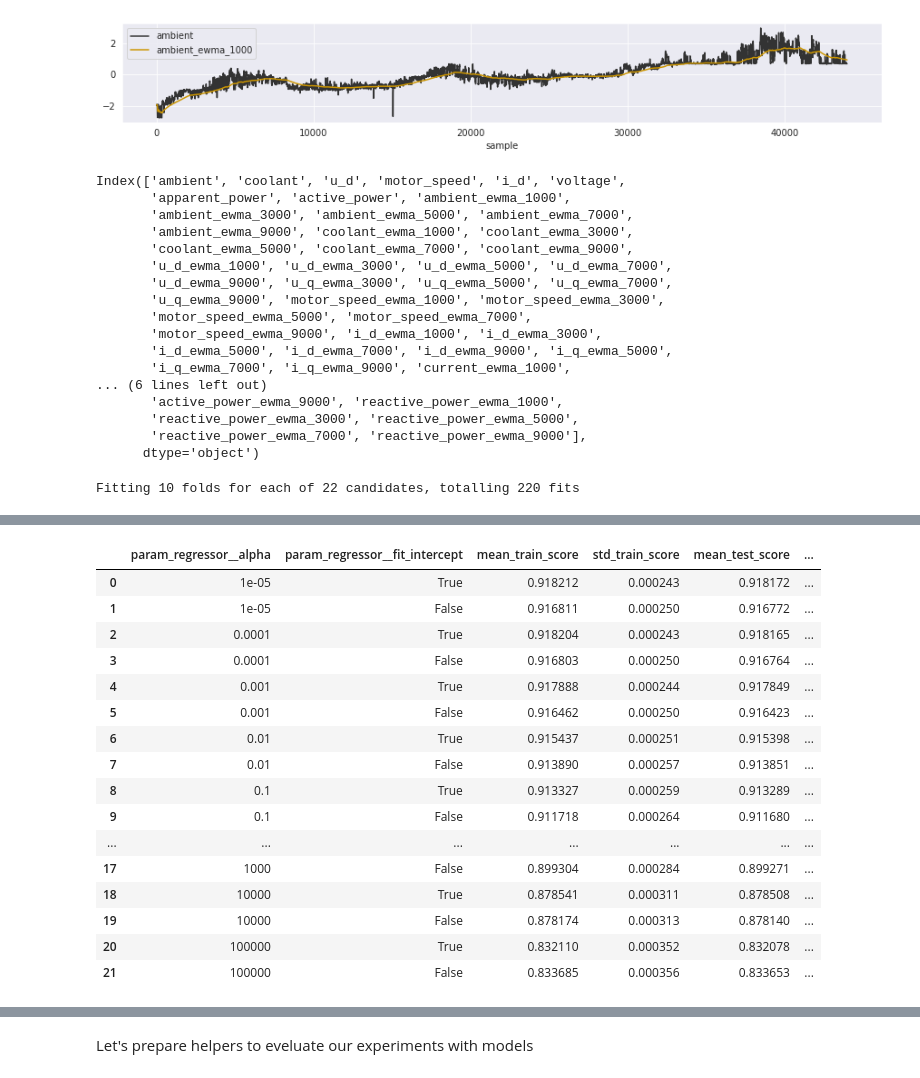
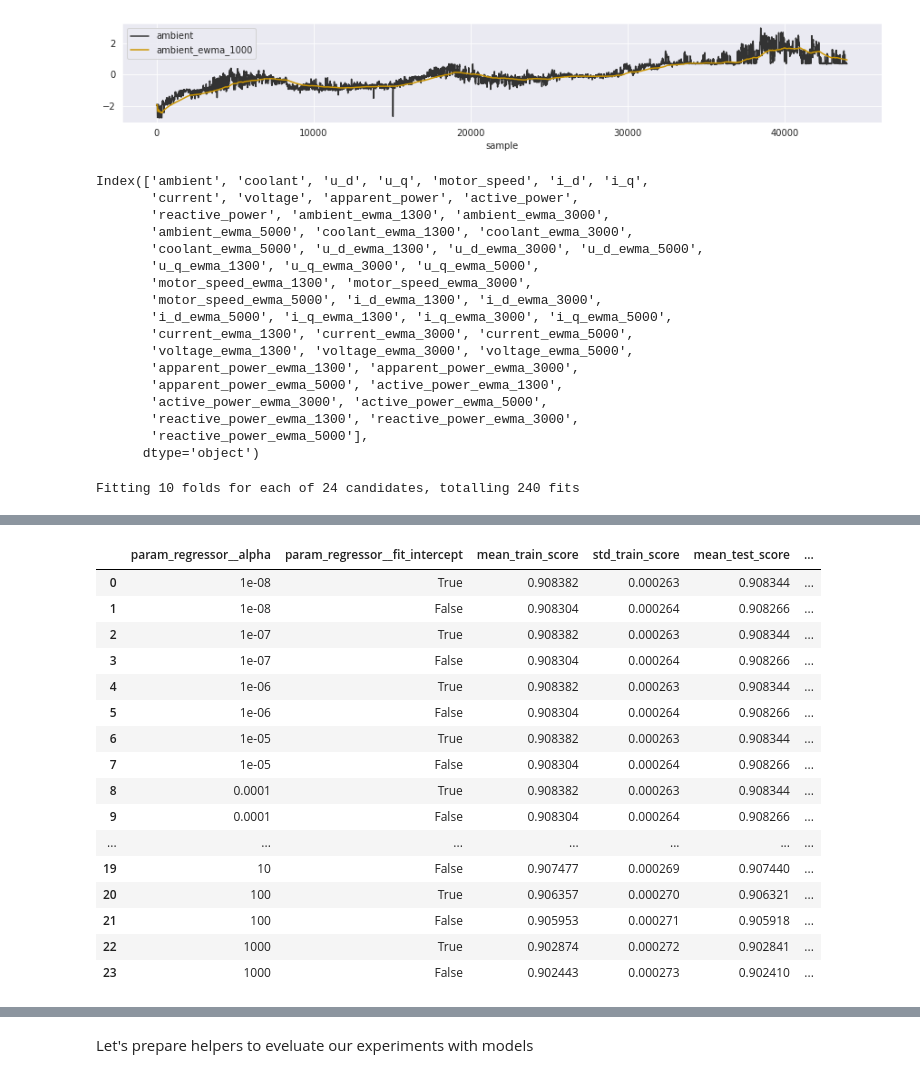
Before and after one commit to dimandms/motor_temperatures, a Jupyter notebook: Motors_Temperature.ipynb, the cells around one changed output, grey strips where cells are left out. Cells and saved outputs as stored; diff of their text form; code cells hidden in the pictures.

```diff
--- a/Motors_Temperature.ipynb
+++ b/Motors_Temperature.ipynb
@@ -284,7 +284,7 @@ step1 : do fit_transform ewma before grid search because GridSearchCV make split
 
 step2 : do grid search with all ewma featres calculated but insert step with KBest, or ColumnSelector
 # %%
-ewma_spans: List[float] = [1000, 3000, 5000, 7000, 9000]
+ewma_spans: List[float] = [1300, 3000, 5000]
 ewma_columns: List[str] = ['ambient', 'coolant', 'u_d', 'u_q',
                             'motor_speed', 'i_d','i_q', 'current', 'voltage',
                             'apparent_power', 'active_power', 'reactive_power']
@@ -319,9 +319,9 @@ X_train, X_test, y_train, y_test = train_test_split(X, y, test_size=0.25, random
 # %%
 # Use SelectKBest out of feature_tarnsformation_pipeline because of DataFrame interface
 # We can change k and see how it influence on results
-# K=61 is for all features selected
+# K='all' is for all features selected
 # TODO: influde in grid search
-selector = SelectKBest(f_regression, k=61)
+selector = SelectKBest(f_regression, k='all')
 selector.fit_transform(X_train, y_train)
 mask = selector.get_support()
 selected_features = X_train.columns[mask]
@@ -331,30 +331,30 @@ X_test_filtered = X_test[selected_features]
 
 selected_features
 # %% [output]
-Index(['ambient', 'coolant', 'u_d', 'motor_speed', 'i_d', 'voltage',
-       'apparent_power', 'active_power', 'ambient_ewma_1000',
-       'ambient_ewma_3000', 'ambient_ewma_5000', 'ambient_ewma_7000',
-       'ambient_ewma_9000', 'coolant_ewma_1000', 'coolant_ewma_3000',
-       'coolant_ewma_5000', 'coolant_ewma_7000', 'coolant_ewma_9000',
-       'u_d_ewma_1000', 'u_d_ewma_3000', 'u_d_ewma_5000', 'u_d_ewma_7000',
-       'u_d_ewma_9000', 'u_q_ewma_3000', 'u_q_ewma_5000', 'u_q_ewma_7000',
-       'u_q_ewma_9000', 'motor_speed_ewma_1000', 'motor_speed_ewma_3000',
-       'motor_speed_ewma_5000', 'motor_speed_ewma_7000',
-       'motor_speed_ewma_9000', 'i_d_ewma_1000', 'i_d_ewma_3000',
-       'i_d_ewma_5000', 'i_d_ewma_7000', 'i_d_ewma_9000', 'i_q_ewma_5000',
-       'i_q_ewma_7000', 'i_q_ewma_9000', 'current_ewma_1000',
-... (6 lines left out)
-       'active_power_ewma_9000', 'reactive_power_ewma_1000',
-       'reactive_power_ewma_3000', 'reactive_power_ewma_5000',
-       'reactive_power_ewma_7000', 'reactive_power_ewma_9000'],
+Index(['ambient', 'coolant', 'u_d', 'u_q', 'motor_speed', 'i_d', 'i_q',
+       'current', 'voltage', 'apparent_power', 'active_power',
+       'reactive_power', 'ambient_ewma_1300', 'ambient_ewma_3000',
+       'ambient_ewma_5000', 'coolant_ewma_1300', 'coolant_ewma_3000',
+       'coolant_ewma_5000', 'u_d_ewma_1300', 'u_d_ewma_3000', 'u_d_ewma_5000',
+       'u_q_ewma_1300', 'u_q_ewma_3000', 'u_q_ewma_5000',
+       'motor_speed_ewma_1300', 'motor_speed_ewma_3000',
+       'motor_speed_ewma_5000', 'i_d_ewma_1300', 'i_d_ewma_3000',
+       'i_d_ewma_5000', 'i_q_ewma_1300', 'i_q_ewma_3000', 'i_q_ewma_5000',
+       'current_ewma_1300', 'current_ewma_3000', 'current_ewma_5000',
+       'voltage_ewma_1300', 'voltage_ewma_3000', 'voltage_ewma_5000',
+       'apparent_power_ewma_1300', 'apparent_power_ewma_3000',
+       'apparent_power_ewma_5000', 'active_power_ewma_1300',
+       'active_power_ewma_3000', 'active_power_ewma_5000',
+       'reactive_power_ewma_1300', 'reactive_power_ewma_3000',
+       'reactive_power_ewma_5000'],
       dtype='object')
 # %%
 model_pipline = Pipeline([
-  ("regressor", Ridge(fit_intercept = False))
+  ("regressor", Ridge())
 ])
 
 params_grid = {
-    "regressor__alpha": np.logspace(-5, 5, num=11, base=10),
+    "regressor__alpha": np.logspace(-8, 3, num=12, base=10),
     "regressor__fit_intercept": [True, False],
 }
 
@@ -376,5 +376,5 @@ cv_results_df[["param_regressor__alpha", "param_regressor__fit_intercept",
                "mean_test_score","std_test_score",
                "rank_test_score"]]
 # %% [output]
-Fitting 10 folds for each of 22 candidates, totalling 220 fits
+Fitting 10 folds for each of 24 candidates, totalling 240 fits
 [Parallel(n_jobs=-1)]: Using backend LokyBackend with 2 concurrent workers.
@@ -384,17 +384,17 @@ Fitting 10 folds for each of 22 candidates, totalling 220 fits
 |  | param_regressor__alpha | param_regressor__fit_intercept | mean_train_score | std_train_score | mean_test_score | ... |
-| 0 | 1e-05 | True | 0.918212 | 0.000243 | 0.918172 | ... |
-| 1 | 1e-05 | False | 0.916811 | 0.000250 | 0.916772 | ... |
-| 2 | 0.0001 | True | 0.918204 | 0.000243 | 0.918165 | ... |
-| 3 | 0.0001 | False | 0.916803 | 0.000250 | 0.916764 | ... |
-| 4 | 0.001 | True | 0.917888 | 0.000244 | 0.917849 | ... |
-| 5 | 0.001 | False | 0.916462 | 0.000250 | 0.916423 | ... |
-| 6 | 0.01 | True | 0.915437 | 0.000251 | 0.915398 | ... |
-| 7 | 0.01 | False | 0.913890 | 0.000257 | 0.913851 | ... |
-| 8 | 0.1 | True | 0.913327 | 0.000259 | 0.913289 | ... |
-| 9 | 0.1 | False | 0.911718 | 0.000264 | 0.911680 | ... |
+| 0 | 1e-08 | True | 0.908382 | 0.000263 | 0.908344 | ... |
+| 1 | 1e-08 | False | 0.908304 | 0.000264 | 0.908266 | ... |
+| 2 | 1e-07 | True | 0.908382 | 0.000263 | 0.908344 | ... |
+| 3 | 1e-07 | False | 0.908304 | 0.000264 | 0.908266 | ... |
+| 4 | 1e-06 | True | 0.908382 | 0.000263 | 0.908344 | ... |
+| 5 | 1e-06 | False | 0.908304 | 0.000264 | 0.908266 | ... |
+| 6 | 1e-05 | True | 0.908382 | 0.000263 | 0.908344 | ... |
+| 7 | 1e-05 | False | 0.908304 | 0.000264 | 0.908266 | ... |
+| 8 | 0.0001 | True | 0.908382 | 0.000263 | 0.908344 | ... |
+| 9 | 0.0001 | False | 0.908304 | 0.000264 | 0.908266 | ... |
 | ... | ... | ... | ... | ... | ... | ... |
-| 17 | 1000 | False | 0.899304 | 0.000284 | 0.899271 | ... |
-| 18 | 10000 | True | 0.878541 | 0.000311 | 0.878508 | ... |
-| 19 | 10000 | False | 0.878174 | 0.000313 | 0.878140 | ... |
-| 20 | 100000 | True | 0.832110 | 0.000352 | 0.832078 | ... |
-| 21 | 100000 | False | 0.833685 | 0.000356 | 0.833653 | ... |
+| 19 | 10 | False | 0.907477 | 0.000269 | 0.907440 | ... |
+| 20 | 100 | True | 0.906357 | 0.000270 | 0.906321 | ... |
+| 21 | 100 | False | 0.905953 | 0.000271 | 0.905918 | ... |
+| 22 | 1000 | True | 0.902874 | 0.000272 | 0.902841 | ... |
+| 23 | 1000 | False | 0.902443 | 0.000273 | 0.902410 | ... |
```
Also changed, not shown: parts of 6 cells of this notebook.
